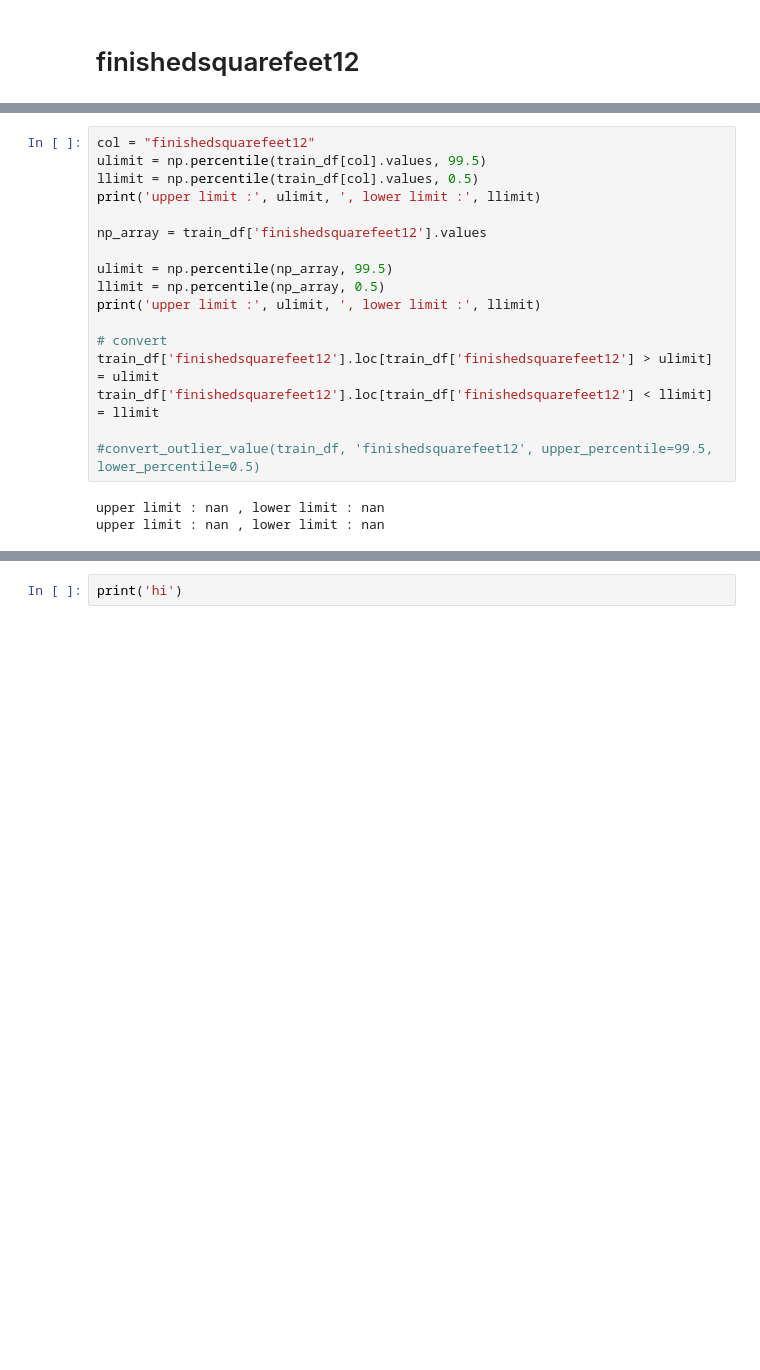
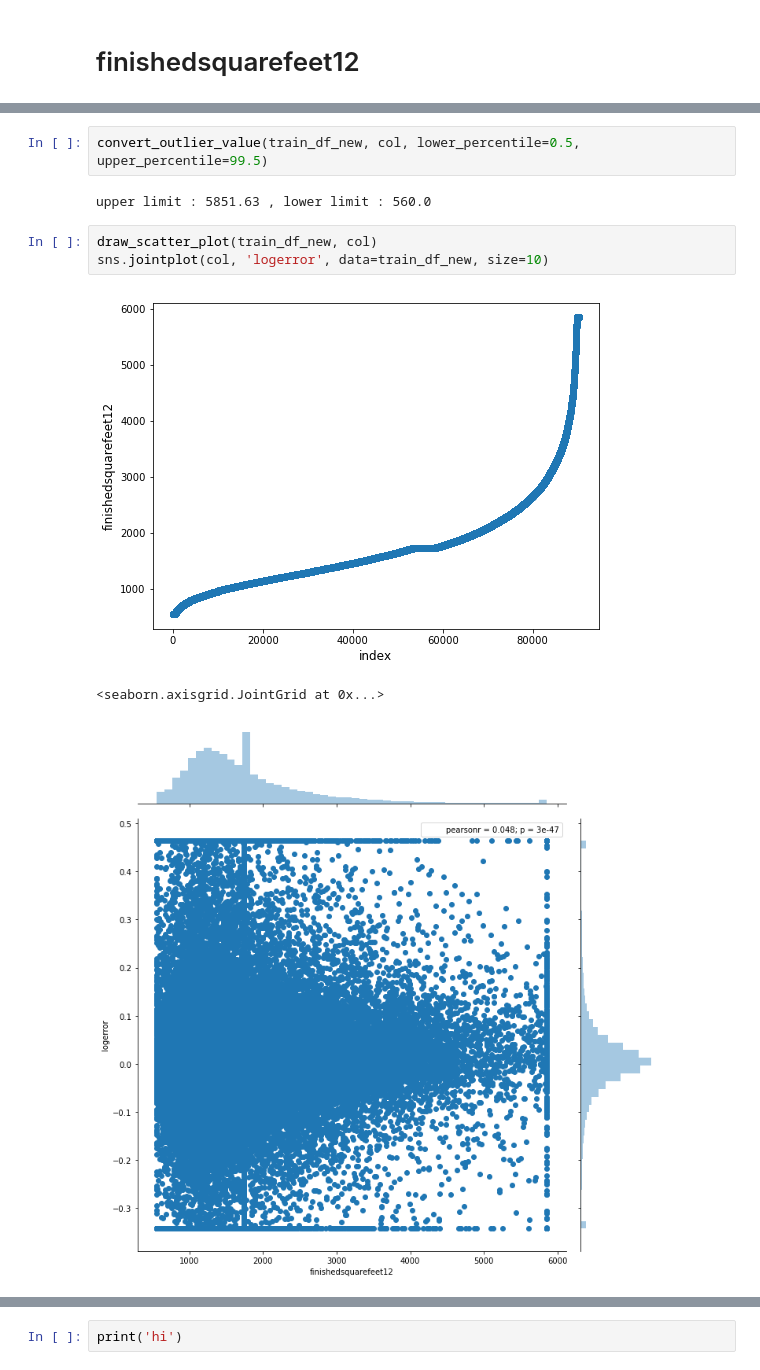
Before and after one commit to voyageth/kaggle, a Jupyter notebook: zillow/Simple Exploration Notebook - Zillow Prize.ipynb, the cells around one changed output, grey strips where cells are left out. Drawn from its saved outputs; the diff is of its cells as text; blank space fills up the shorter version.

```diff
--- a/zillow/Simple Exploration Notebook - Zillow Prize.ipynb
+++ b/zillow/Simple Exploration Notebook - Zillow Prize.ipynb
@@ -356,20 +381,11 @@ sns.jointplot('finishedsquarefeet12', 'logerror', data=train_df, size=10)
-# %%
-col = "finishedsquarefeet12"
-ulimit = np.percentile(train_df[col].values, 99.5)
-llimit = np.percentile(train_df[col].values, 0.5)
-print('upper limit :', ulimit, ', lower limit :', llimit)
-
-np_array = train_df['finishedsquarefeet12'].values
-
-ulimit = np.percentile(np_array, 99.5)
-llimit = np.percentile(np_array, 0.5)
-print('upper limit :', ulimit, ', lower limit :', llimit)
-
-# convert
-train_df['finishedsquarefeet12'].loc[train_df['finishedsquarefeet12'] > ulimit] = ulimit
-train_df['finishedsquarefeet12'].loc[train_df['finishedsquarefeet12'] < llimit] = llimit
-
-#convert_outlier_value(train_df, 'finishedsquarefeet12', upper_percentile=99.5, lower_percentile=0.5)
-# %% [output]
-upper limit : nan , lower limit : nan
-upper limit : nan , lower limit : nan
+# %%
+convert_outlier_value(train_df_new, col, lower_percentile=0.5, upper_percentile=99.5)
+# %% [output]
+upper limit : 5851.63 , lower limit : 560.0
+# %%
+draw_scatter_plot(train_df_new, col)
+sns.jointplot(col, 'logerror', data=train_df_new, size=10)
+# %% [output]
+[figure, added]
+<seaborn.axisgrid.JointGrid at 0x...>
+[figure, added]
```
Also changed, not shown: parts of 32 cells of this notebook.
